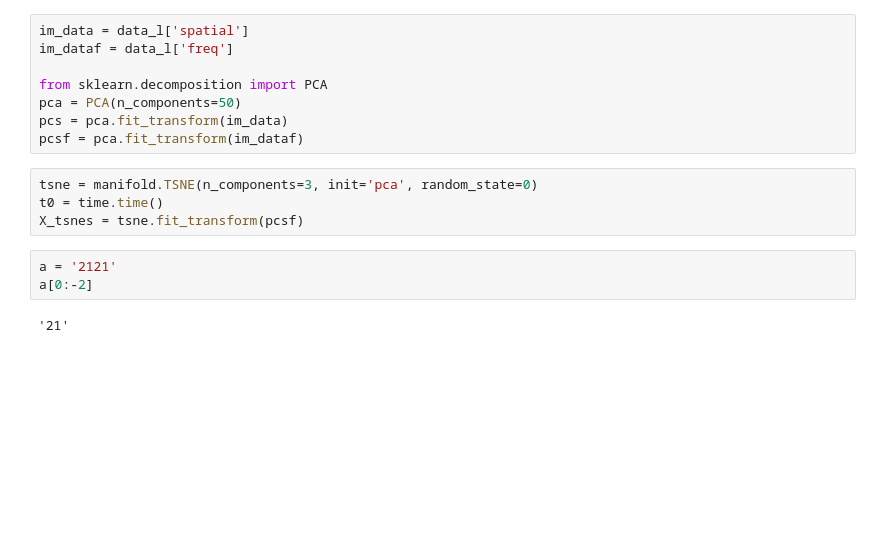
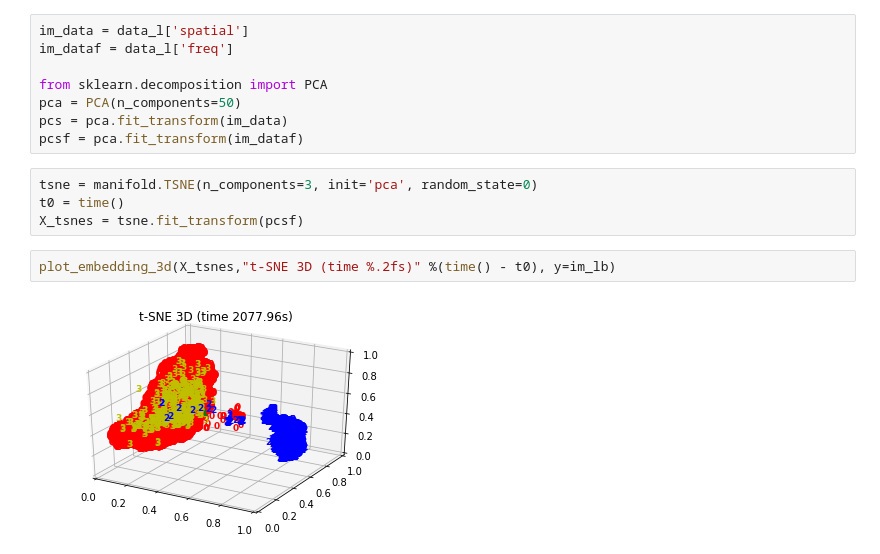
Before and after one commit to orpheus92/DSSI, a Jupyter notebook: Tsne.ipynb, the cells around one changed output. Saved outputs shown, nothing was run; the diff lists cells and outputs as text; blank space fills up the shorter version.

Commit message:
tsne test

```diff
--- a/Tsne.ipynb
+++ b/Tsne.ipynb
@@ -150,10 +151,9 @@ pcs = pca.fit_transform(im_data)
 pcsf = pca.fit_transform(im_dataf)
 # %%
 tsne = manifold.TSNE(n_components=3, init='pca', random_state=0)
-t0 = time.time()
+t0 = time()
 X_tsnes = tsne.fit_transform(pcsf)
-# %%
-a = '2121'
-a[0:-2]
-# %% [output]
-'21'
+# %%
+plot_embedding_3d(X_tsnes,"t-SNE 3D (time %.2fs)" %(time() - t0), y=im_lb)
+# %% [output]
+[figure, added]
```
Also changed, not shown: parts of 2 cells of this notebook.
